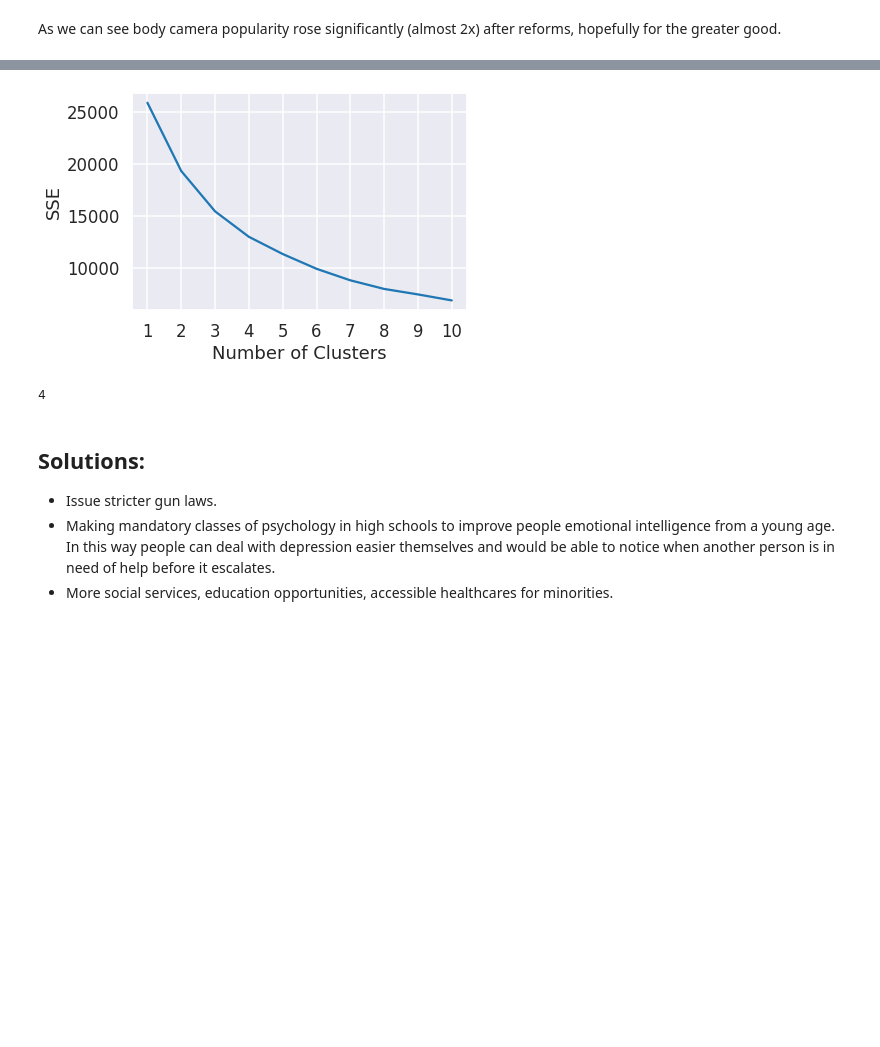
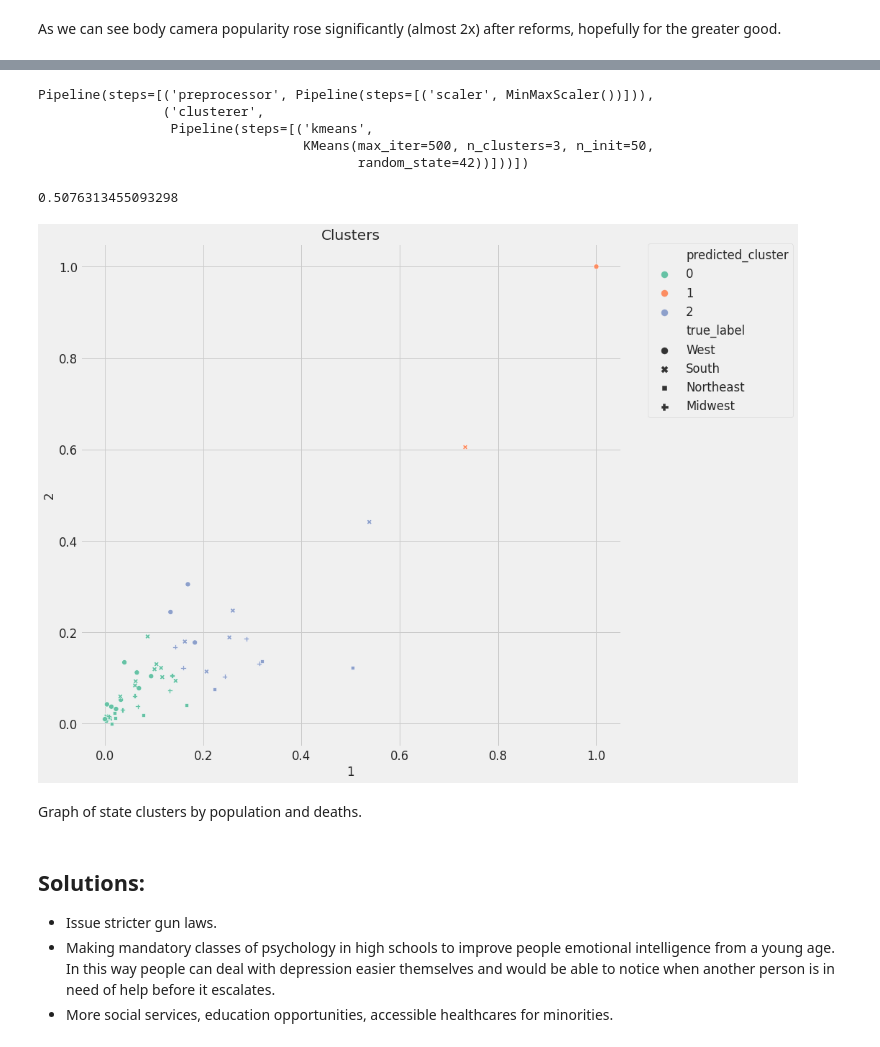
Before and after one commit to NerijusSh/data-police-shootings, a Jupyter notebook: 141.ipynb, the cells around one changed output, grey strips where cells are left out. Saved outputs shown, nothing was run; the diff lists cells and outputs as text; code cells hidden in the pictures; blank space fills up the shorter version.

```diff
--- a/141.ipynb
+++ b/141.ipynb
@@ -1175,0 +1203,2 @@ scaled_features = scaler.fit_transform(bonus_df)
+# %%
+true_labels = label_encoder.fit_transform(label_names)
@@ -1176 +1207,7 @@ scaled_features = scaler.fit_transform(bonus_df)
+# %%
+preprocessor = Pipeline(
+    [
+        ("scaler", MinMaxScaler())
+    ]
+)
 # %%
@@ -1215,19 +1228,55 @@ for k in range(1, 11):
-# %%
- plt.plot(range(1, 11), sse)
- plt.xticks(range(1, 11))
- plt.xlabel("Number of Clusters")
- plt.ylabel("SSE")
- plt.show()
-# %% [output]
-[figure, removed]
-# %%
-kl = KneeLocator(
-    range(1, 11), sse, curve="convex", direction="decreasing"
-)
-
-kl.elbow
-# %% [output]
-4
+# %%
+pipe = Pipeline(
+    [
+        ("preprocessor", preprocessor),
+        ("clusterer", clusterer)
+    ]
+)
+# %%
+pipe.fit(bonus_df[['POPULATION','DEATHS']])
+# %% [output]
+Pipeline(steps=[('preprocessor', Pipeline(steps=[('scaler', MinMaxScaler())])),
+                ('clusterer',
+                 Pipeline(steps=[('kmeans',
+                                  KMeans(max_iter=500, n_clusters=3, n_init=50,
+                                         random_state=42))]))])
+# %%
+preprocessed_data = pipe["preprocessor"].transform(bonus_df[['POPULATION','DEATHS']])
+
+predicted_labels = pipe["clusterer"]["kmeans"].labels_
+
+silhouette_score(preprocessed_data, predicted_labels)
+# %% [output]
+0.5076313455093298
+# %%
+pcadf = pd.DataFrame(
+    pipe["preprocessor"].transform(bonus_df[['POPULATION','DEATHS']]),
+    columns=["1", "2"])
+
+pcadf["predicted_cluster"] = pipe["clusterer"]["kmeans"].labels_
+pcadf["true_label"] = label_encoder.inverse_transform(true_labels)
+
+plt.style.use("fivethirtyeight")
+plt.figure(figsize=(12, 12))
+
+scat = sns.scatterplot(
+    "1",
+    "2",
+    s=50,
+    data=pcadf,
+    hue="predicted_cluster",
+    style="true_label",
+    palette="Set2"
+    )
+
+scat.set_title("Clusters")
+plt.legend(bbox_to_anchor=(1.05, 1), loc=2, borderaxespad=0.0)
+
+plt.show()
+# %% [output]
+[figure, added]
+# %% [markdown]
+Graph of state clusters by population and deaths.
 # %% [markdown]
 ## Solutions:
 - Issue stricter gun laws.
```
Also changed, not shown: parts of 24 cells of this notebook.
